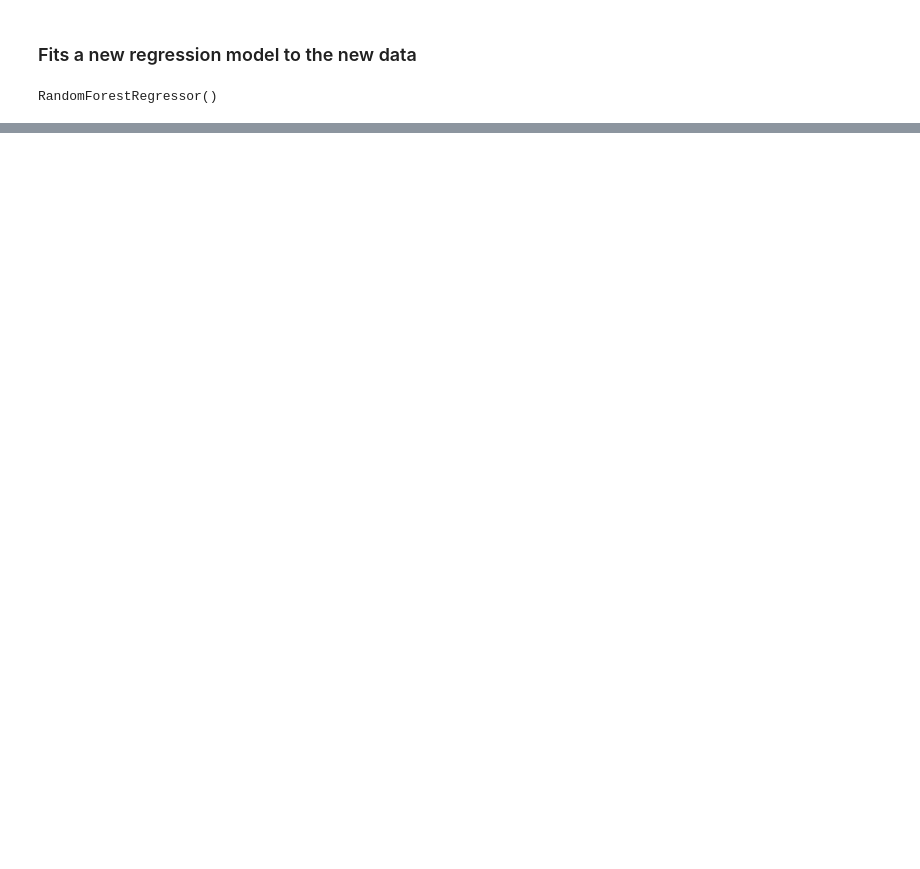
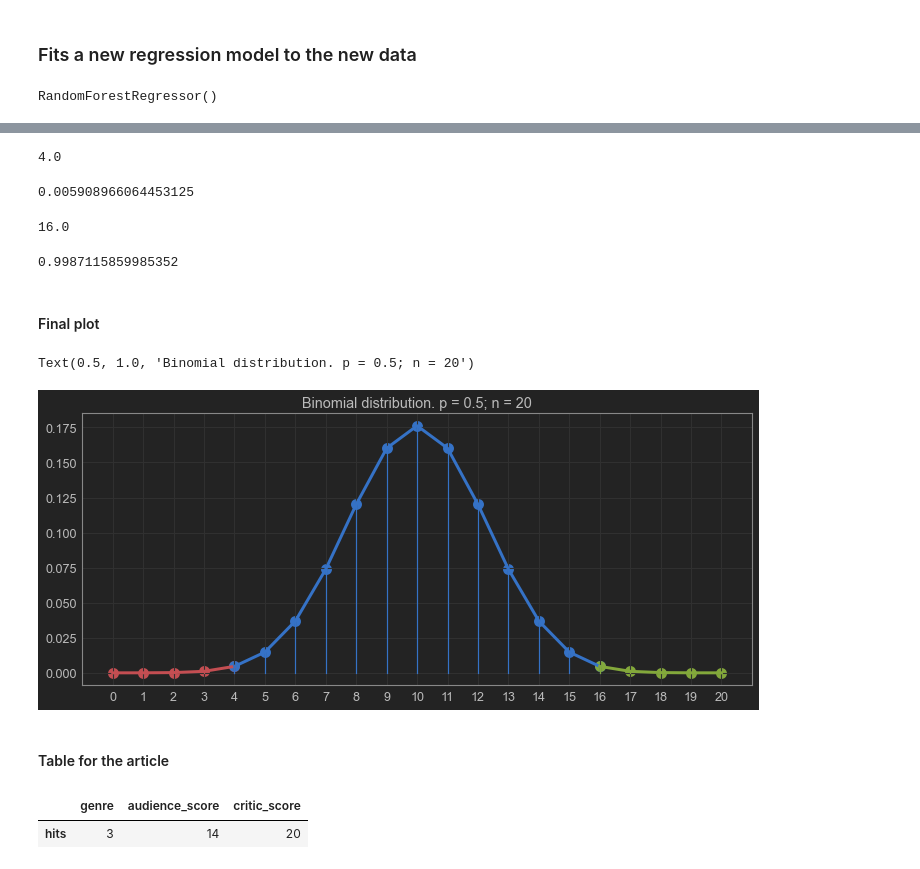
Before and after one commit to vinyluis/Articles, a Jupyter notebook: Boruta SHAP/Boruta SHAP Feature Selection.ipynb, the cells around one changed output, grey strips where cells are left out. Cells and saved outputs as stored; diff of their text form; code cells hidden in the pictures; blank space fills up the shorter version.

```diff
--- a/Boruta SHAP/Boruta SHAP Feature Selection.ipynb
+++ b/Boruta SHAP/Boruta SHAP Feature Selection.ipynb
@@ -272,0 +369,60 @@ shap.plots.beeswarm(shap_values, max_display=14)
+# %%
+# In which "point" will we have a cumulative probability of 0.5%?
+stats.binom.ppf(0.005, n, p)
+# %% [output]
+4.0
+# %%
+# Confirming:
+stats.binom.cdf(4, n, p)
+# %% [output]
+0.005908966064453125
+# %%
+# In which "point" will we have a cumulative probability of 99.5%?
+stats.binom.ppf(0.995, n, p)
+# %% [output]
+16.0
+# %%
+# Confirming:
+stats.binom.cdf(16, n, p)
+# %% [output]
+0.9987115859985352
+# %% [markdown]
+#### Final plot
+# %%
+red_border = int(stats.binom.ppf(0.005, n, p))
+red_zone = pmf[:red_border+1]
+# %%
+green_border = int(stats.binom.ppf(0.995, n, p))
+green_zone = pmf[green_border:]
+# %%
+blue_zone = pmf[red_border:green_border+1]
+# %%
+plt.figure(figsize = (12, 5))
+# Scatters
+sns.scatterplot(x = range(0, red_border+1), y = red_zone, color = 'r', s = 120,  linewidth = 0)
+sns.scatterplot(x = range(red_border, green_border+1), y = blue_zone, color = 'b', s = 120,  linewidth = 0)
+sns.scatterplot(x = range(green_border, n+1), y = green_zone, color = 'g', s = 120,  linewidth = 0)
+# Lines
+sns.lineplot(x = range(0, red_border+1), y = red_zone, color = 'r', linewidth = 3)
+sns.lineplot(x = range(red_border, green_border+1), y = blue_zone, color = 'b', linewidth = 3)
+sns.lineplot(x = range(green_border, n+1), y = green_zone, color = 'g', linewidth = 3)
+# Vertical lines
+for x, y in zip(range(0, red_border+1), red_zone):
+    plt.plot([x, x], [0, y], color = 'r')
+for x, y in zip(range(red_border, green_border+1), blue_zone):
+    plt.plot([x, x], [0, y], color = 'b')
+for x, y in zip(range(green_border, n+1), green_zone):
+    plt.plot([x, x], [0, y], color = 'g')
+# Plot config
+plt.xticks(range(n+1))
+plt.title("Binomial distribution. p = 0.5; n = 20")
+# %% [output]
+Text(0.5, 1.0, 'Binomial distribution. p = 0.5; n = 20')
+[figure, added]
+# %% [markdown]
+#### Table for the article
+# %%
+pd.DataFrame(index = ["hits"], data = {"genre" : 3, "audience_score" : 14, "critic_score"  : 20})
+# %% [output]
+|  | genre | audience_score | critic_score |
+| hits | 3 | 14 | 20 |
```
Also changed, not shown: parts of 45 cells of this notebook, 4 other files.
